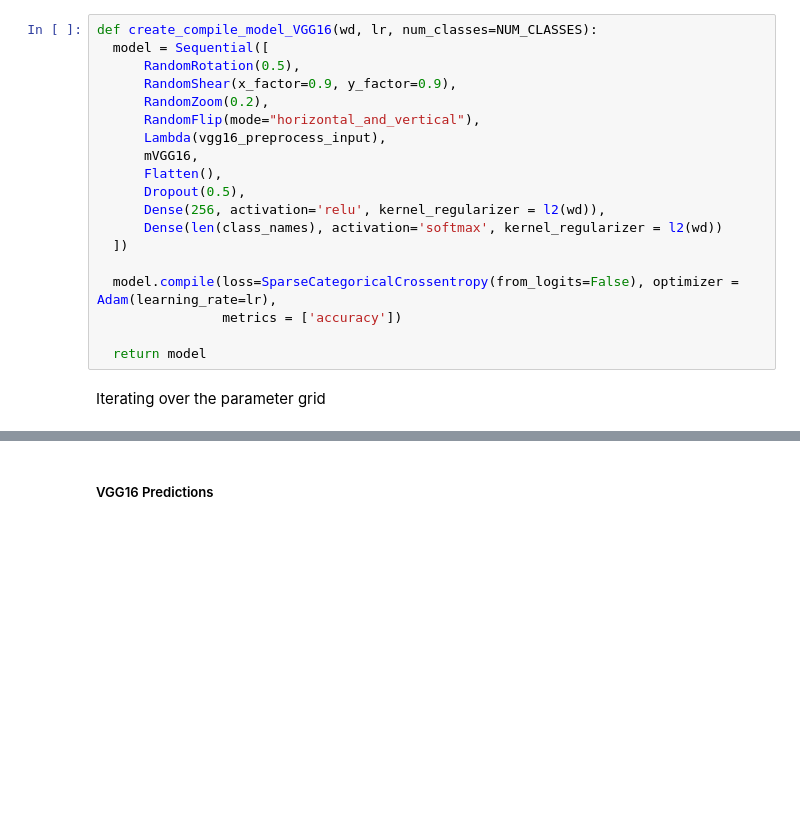
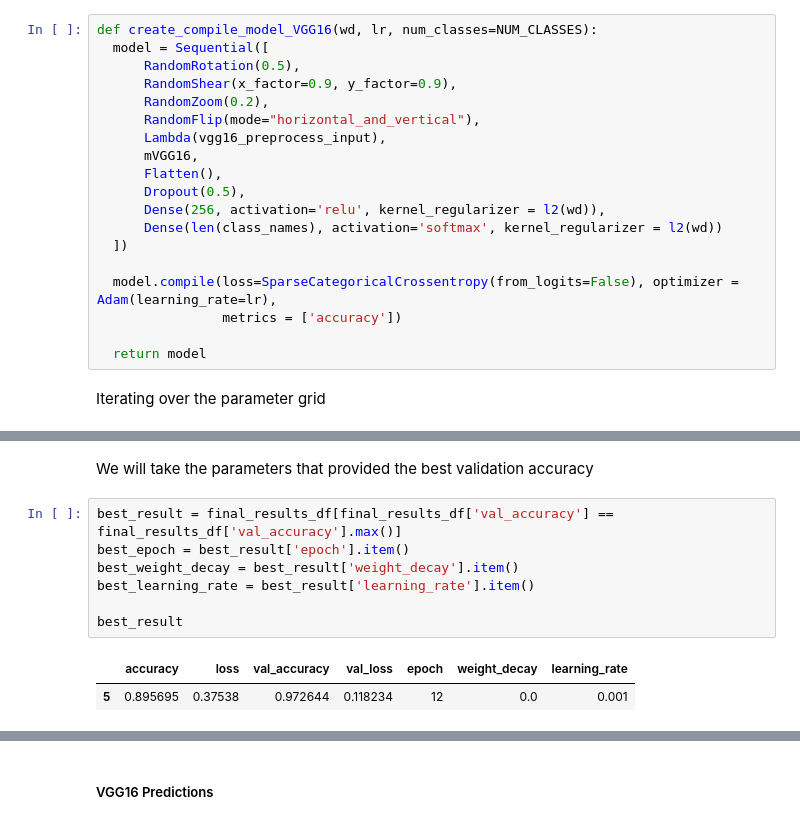
Before and after one commit to dlkt101101/STAT441-Project, a Jupyter notebook: STAT441_Project_(1)_(1).ipynb, the cells around one changed output, grey strips where cells are left out. Drawn from its saved outputs; the diff is of its cells as text; blank space fills up the shorter version.

```diff
--- a/STAT441_Project_(1)_(1).ipynb
+++ b/STAT441_Project_(1)_(1).ipynb
@@ -296,0 +347,12 @@ history_df.shape
+# %% [markdown]
+We will take the parameters that provided the best validation accuracy
+# %%
+best_result = final_results_df[final_results_df['val_accuracy'] == final_results_df['val_accuracy'].max()]
+best_epoch = best_result['epoch'].item()
+best_weight_decay = best_result['weight_decay'].item()
+best_learning_rate = best_result['learning_rate'].item()
+
+best_result
+# %% [output]
+|  | accuracy | loss | val_accuracy | val_loss | epoch | weight_decay | learning_rate |
+| 5 | 0.895695 | 0.37538 | 0.972644 | 0.118234 | 12 | 0.0 | 0.001 |
```
Also changed, not shown: parts of 10 cells of this notebook.
